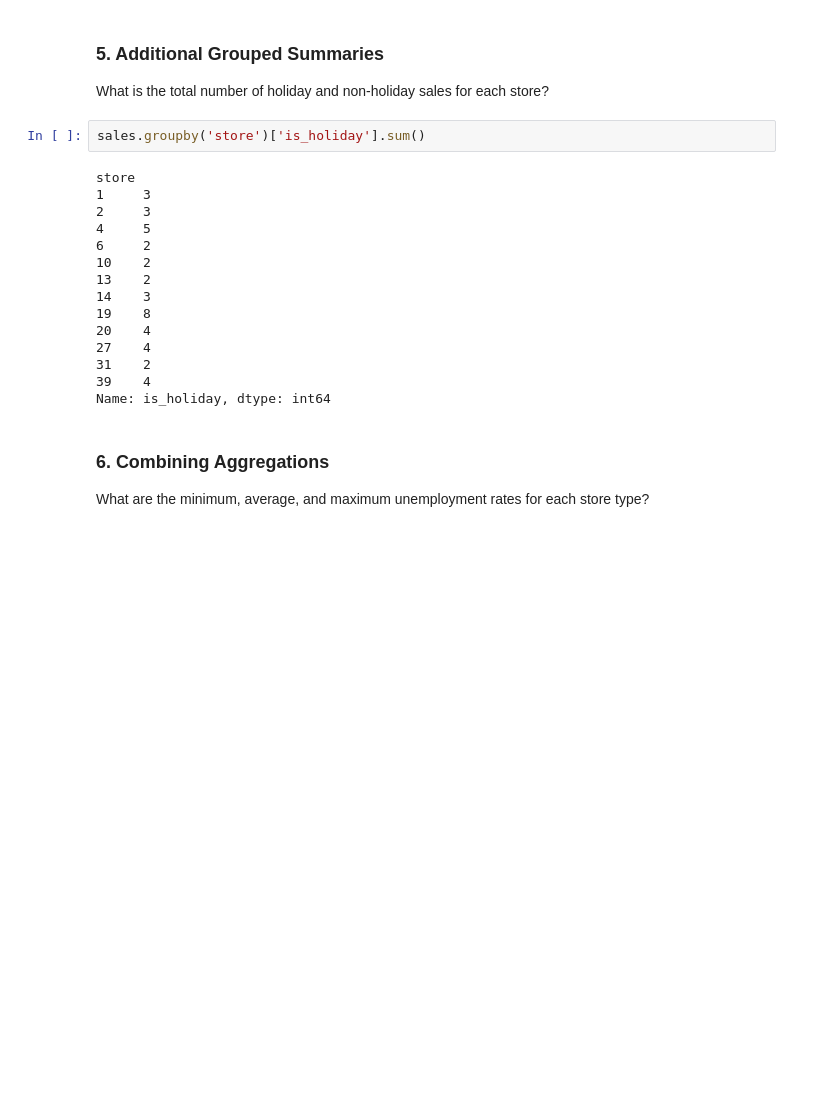
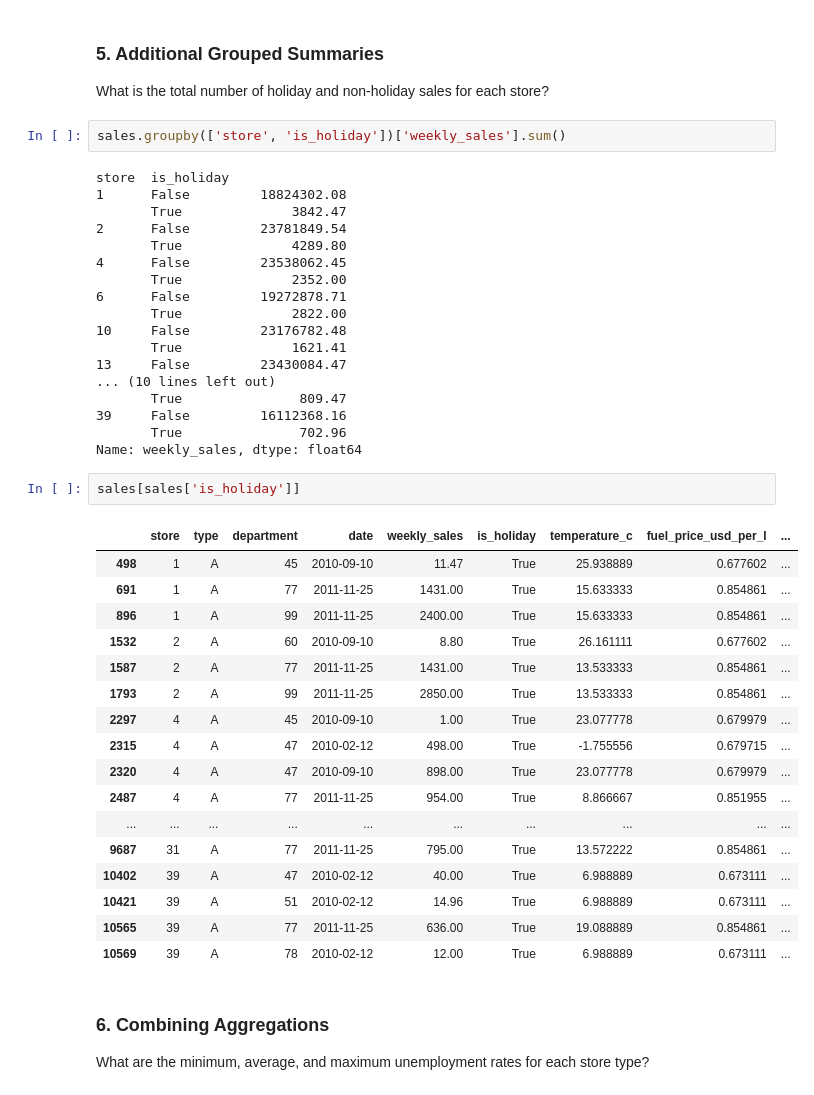
Before and after one commit to S827/python-programs, a Jupyter notebook: EDAPractice/DMWithPandas/CH2_AggregatingDataFrames/grouped_summary_statistics_practice_exercise.ipynb, the cells around one changed output. Drawn from its saved outputs; the diff is of its cells as text; blank space fills up the shorter version.

```diff
--- a/EDAPractice/DMWithPandas/CH2_AggregatingDataFrames/grouped_summary_statistics_practice_exercise.ipynb
+++ b/EDAPractice/DMWithPandas/CH2_AggregatingDataFrames/grouped_summary_statistics_practice_exercise.ipynb
@@ -102,22 +102,45 @@ sales.groupby(['store', 'department'])[['weekly_sales', 'temperature_c']].mean()
 
 What is the total number of holiday and non-holiday sales for each store?
 # %%
-sales.groupby('store')['is_holiday'].sum()
+sales.groupby(['store', 'is_holiday'])['weekly_sales'].sum()
 # %% [output]
-store
-1     3
-2     3
-4     5
-6     2
-10    2
-13    2
-14    3
-19    8
-20    4
-27    4
-31    2
-39    4
-Name: is_holiday, dtype: int64
+store  is_holiday
+1      False         18824302.08
+       True              3842.47
+2      False         23781849.54
+       True              4289.80
+4      False         23538062.45
+       True              2352.00
+6      False         19272878.71
+       True              2822.00
+10     False         23176782.48
+       True              1621.41
+13     False         23430084.47
+... (10 lines left out)
+       True               809.47
+39     False         16112368.16
+       True               702.96
+Name: weekly_sales, dtype: float64
+# %%
+sales[sales['is_holiday']]
+# %% [output]
+|  | store | type | department | date | weekly_sales | is_holiday | temperature_c | fuel_price_usd_per_l | ... |
+| 498 | 1 | A | 45 | 2010-09-10 | 11.47 | True | 25.938889 | 0.677602 | ... |
+| 691 | 1 | A | 77 | 2011-11-25 | 1431.00 | True | 15.633333 | 0.854861 | ... |
+| 896 | 1 | A | 99 | 2011-11-25 | 2400.00 | True | 15.633333 | 0.854861 | ... |
+| 1532 | 2 | A | 60 | 2010-09-10 | 8.80 | True | 26.161111 | 0.677602 | ... |
+| 1587 | 2 | A | 77 | 2011-11-25 | 1431.00 | True | 13.533333 | 0.854861 | ... |
+| 1793 | 2 | A | 99 | 2011-11-25 | 2850.00 | True | 13.533333 | 0.854861 | ... |
+| 2297 | 4 | A | 45 | 2010-09-10 | 1.00 | True | 23.077778 | 0.679979 | ... |
+| 2315 | 4 | A | 47 | 2010-02-12 | 498.00 | True | -1.755556 | 0.679715 | ... |
+| 2320 | 4 | A | 47 | 2010-09-10 | 898.00 | True | 23.077778 | 0.679979 | ... |
+| 2487 | 4 | A | 77 | 2011-11-25 | 954.00 | True | 8.866667 | 0.851955 | ... |
+| ... | ... | ... | ... | ... | ... | ... | ... | ... | ... |
+| 9687 | 31 | A | 77 | 2011-11-25 | 795.00 | True | 13.572222 | 0.854861 | ... |
+| 10402 | 39 | A | 47 | 2010-02-12 | 40.00 | True | 6.988889 | 0.673111 | ... |
+| 10421 | 39 | A | 51 | 2010-02-12 | 14.96 | True | 6.988889 | 0.673111 | ... |
+| 10565 | 39 | A | 77 | 2011-11-25 | 636.00 | True | 19.088889 | 0.854861 | ... |
+| 10569 | 39 | A | 78 | 2010-02-12 | 12.00 | True | 6.988889 | 0.673111 | ... |
 # %% [markdown]
 ### 6. Combining Aggregations
 
```
